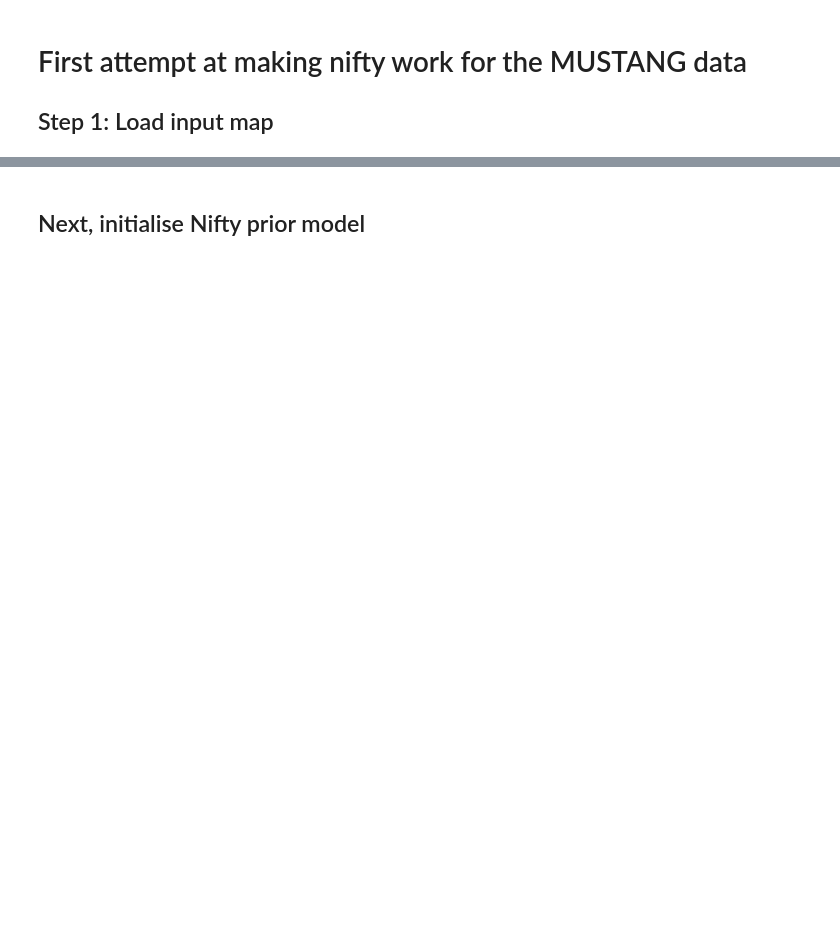
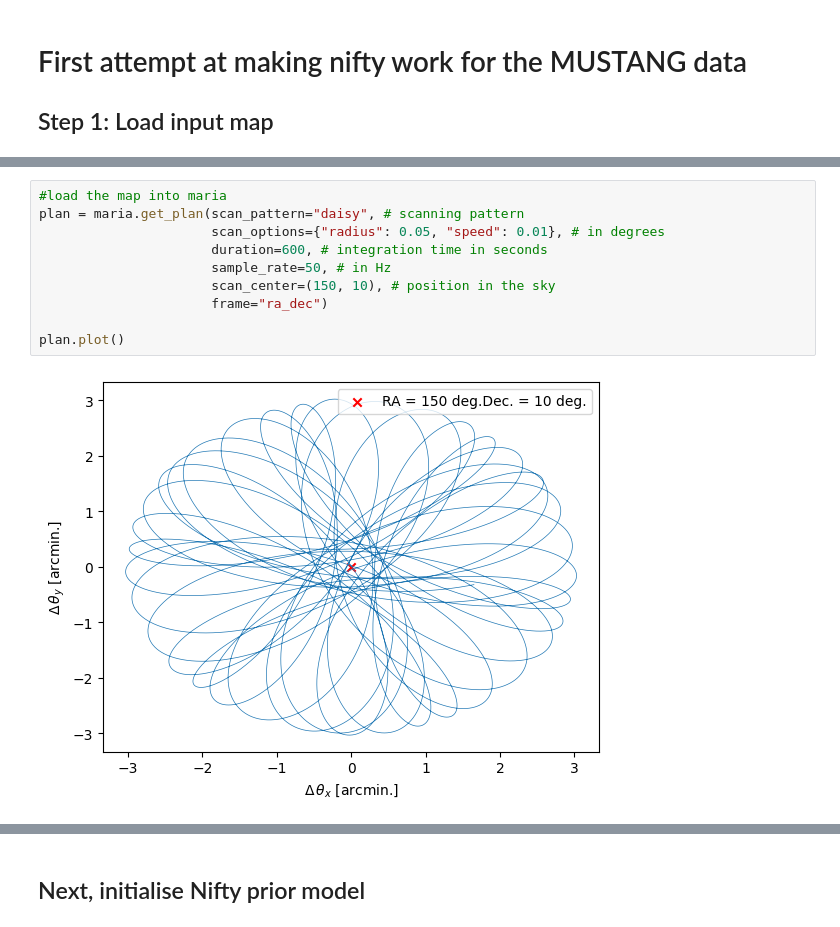
Before and after one commit to jwuerzinger/CMB_denoising, a Jupyter notebook: nifty_maria/nifty_maria_attempt.ipynb, the cells around one changed output, grey strips where cells are left out. Cells and saved outputs as stored; diff of their text form; blank space fills up the shorter version.

```diff
--- a/nifty_maria/nifty_maria_attempt.ipynb
+++ b/nifty_maria/nifty_maria_attempt.ipynb
@@ -43,0 +44,12 @@ plt.show()
+# %%
+#load the map into maria
+plan = maria.get_plan(scan_pattern="daisy", # scanning pattern
+                      scan_options={"radius": 0.05, "speed": 0.01}, # in degrees
+                      duration=600, # integration time in seconds
+                      sample_rate=50, # in Hz
+                      scan_center=(150, 10), # position in the sky
+                      frame="ra_dec")
+
+plan.plot()
+# %% [output]
+[figure, added]
```
Also changed, not shown: parts of 16 cells of this notebook.
